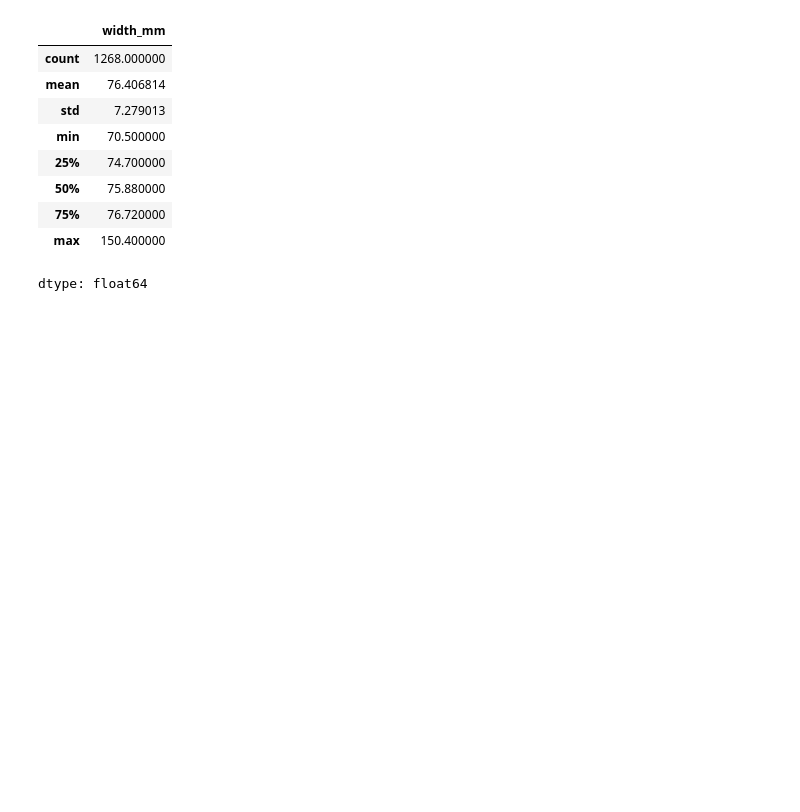
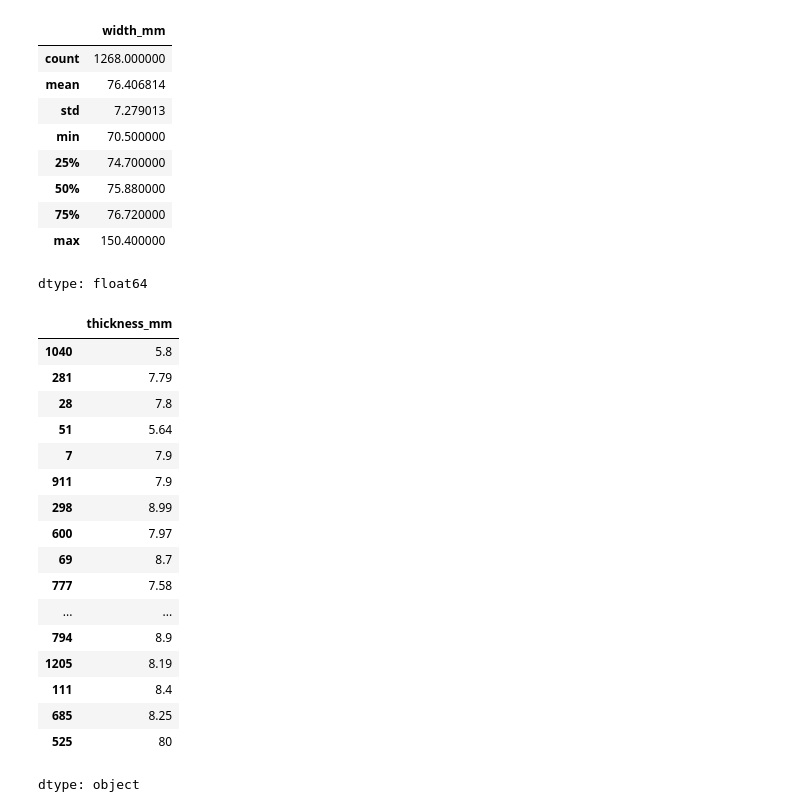
Before and after one commit to rajeshxdatascience/SpecLens-AI, a Jupyter notebook: SpecLens_AI_Data_Engineering.ipynb, the cells around one changed output. Cells and saved outputs as stored; diff of their text form; code cells hidden in the pictures; blank space fills up the shorter version.

```diff
--- a/SpecLens_AI_Data_Engineering.ipynb
+++ b/SpecLens_AI_Data_Engineering.ipynb
@@ -1870,0 +1873,21 @@ dtype: float64
+# %%
+df['thickness_mm'].sample(20)
+# %% [output]
+|  | thickness_mm |
+| 1040 | 5.8 |
+| 281 | 7.79 |
+| 28 | 7.8 |
+| 51 | 5.64 |
+| 7 | 7.9 |
+| 911 | 7.9 |
+| 298 | 8.99 |
+| 600 | 7.97 |
+| 69 | 8.7 |
+| 777 | 7.58 |
+| ... | ... |
+| 794 | 8.9 |
+| 1205 | 8.19 |
+| 111 | 8.4 |
+| 685 | 8.25 |
+| 525 | 80 |
+dtype: object
```
Also changed, not shown: parts of 7 cells of this notebook.
